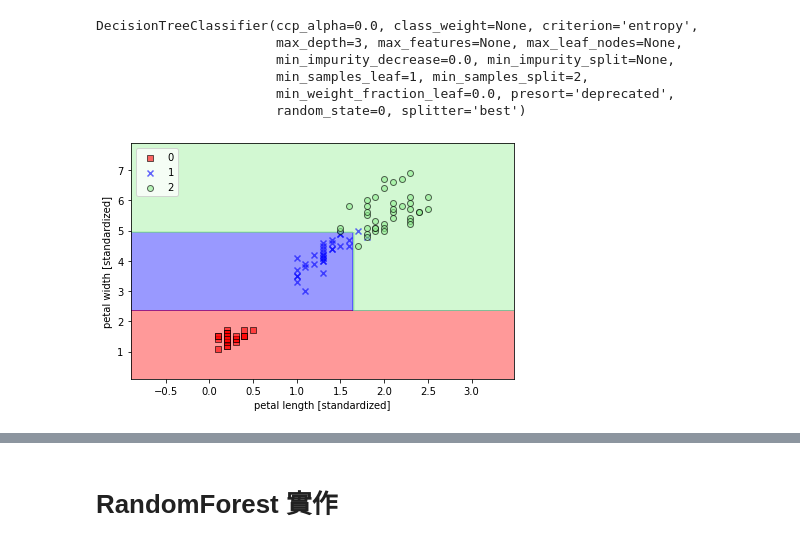
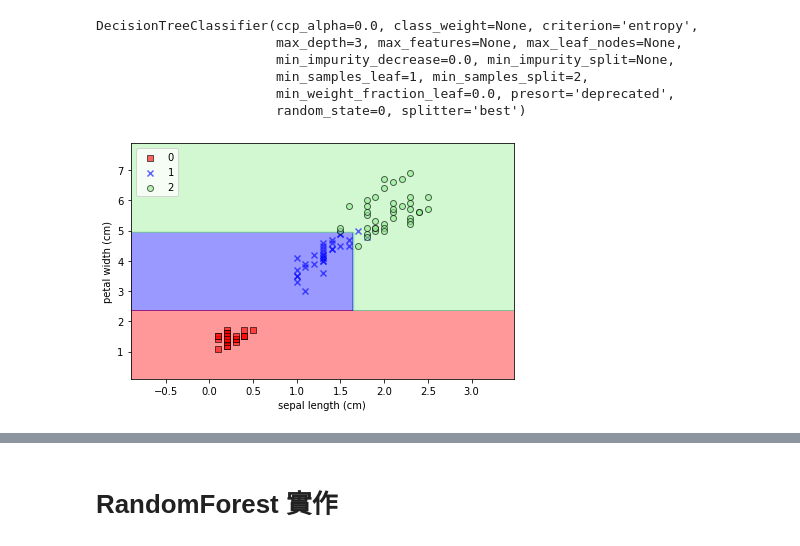
Before and after one commit to yehjames/NTU_DAC_ML, a Jupyter notebook: 第二堂/第二堂 決策樹(Decision Tree), 隨機森林(Random Forest), 梯度提升決策樹(GBDT)實作.ipynb, the cells around one changed output, grey strips where cells are left out. Saved outputs shown, nothing was run; the diff lists cells and outputs as text; code cells hidden in the pictures.

```diff
--- a/第二堂/第二堂 決策樹(Decision Tree), 隨機森林(Random Forest), 梯度提升決策樹(GBDT)實作.ipynb
+++ b/第二堂/第二堂 決策樹(Decision Tree), 隨機森林(Random Forest), 梯度提升決策樹(GBDT)實作.ipynb
@@ -234,10 +293,10 @@ DecisionTreeClassifier(ccp_alpha=0.0, class_weight=None, criterion='entropy',
                        random_state=0, splitter='best')
 # %%
 plot_decision_regions(X_train.values, y_train['target'].values, classifier=tree)
-plt.xlabel('petal length [standardized]')
-plt.ylabel('petal width [standardized]')
+plt.xlabel('sepal length (cm)')
+plt.ylabel('petal width (cm)')
 plt.legend(loc='upper left')
 plt.tight_layout()
 plt.show()
 # %% [output]
-[figure, old version]
+[figure, new version]
```
Also changed, not shown: parts of 45 cells of this notebook, 2 other files.
